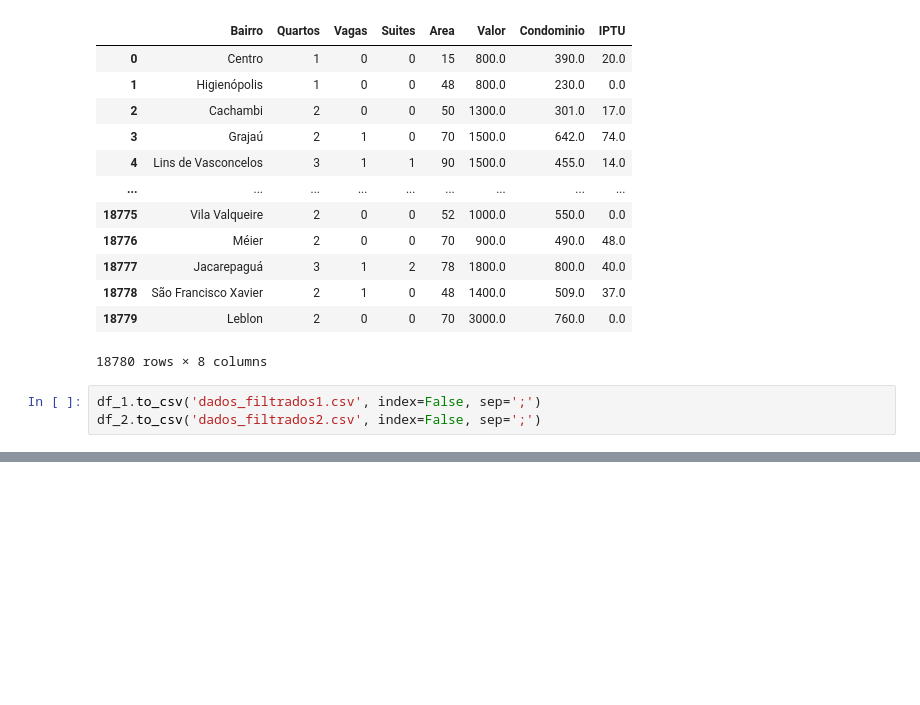
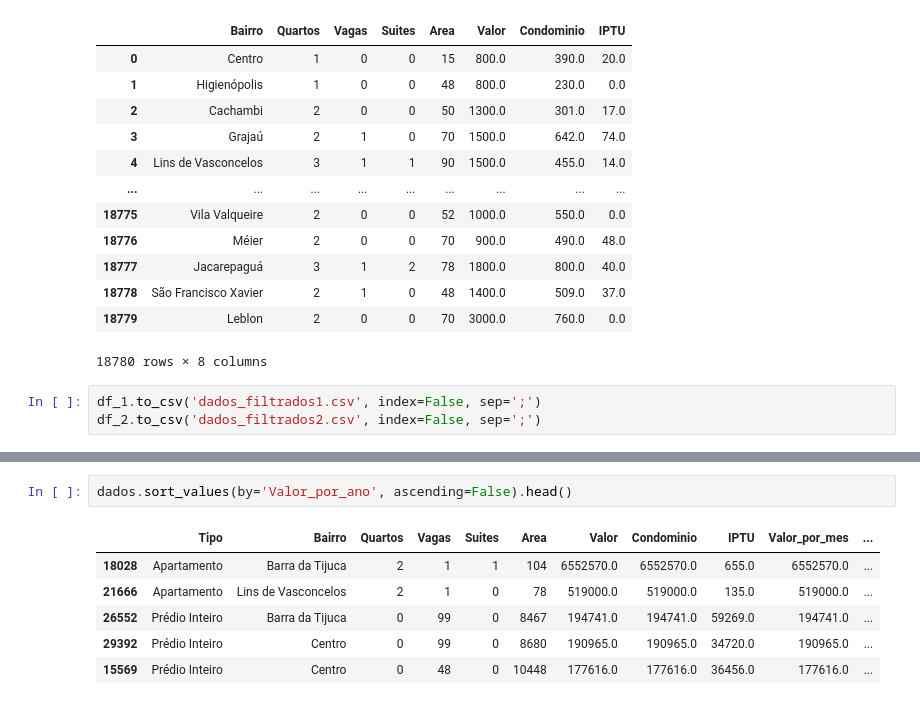
Before and after one commit to gteless/Cursos_Alura, a Jupyter notebook: Pandas/projeto_imobiliaria.ipynb, the cells around one changed output, grey strips where cells are left out. Saved outputs shown, nothing was run; the diff lists cells and outputs as text; blank space fills up the shorter version.

```diff
--- a/Pandas/projeto_imobiliaria.ipynb
+++ b/Pandas/projeto_imobiliaria.ipynb
@@ -697,0 +755,9 @@ df_2.to_csv('dados_filtrados2.csv', index=False, sep=';')
+# %%
+dados.sort_values(by='Valor_por_ano', ascending=False).head()
+# %% [output]
+|  | Tipo | Bairro | Quartos | Vagas | Suites | Area | Valor | Condominio | IPTU | Valor_por_mes | ... |
+| 18028 | Apartamento | Barra da Tijuca | 2 | 1 | 1 | 104 | 6552570.0 | 6552570.0 | 655.0 | 6552570.0 | ... |
+| 21666 | Apartamento | Lins de Vasconcelos | 2 | 1 | 0 | 78 | 519000.0 | 519000.0 | 135.0 | 519000.0 | ... |
+| 26552 | Prédio Inteiro | Barra da Tijuca | 0 | 99 | 0 | 8467 | 194741.0 | 194741.0 | 59269.0 | 194741.0 | ... |
+| 29392 | Prédio Inteiro | Centro | 0 | 99 | 0 | 8680 | 190965.0 | 190965.0 | 34720.0 | 190965.0 | ... |
+| 15569 | Prédio Inteiro | Centro | 0 | 48 | 0 | 10448 | 177616.0 | 177616.0 | 36456.0 | 177616.0 | ... |
```
Also changed, not shown: parts of 19 cells of this notebook.
